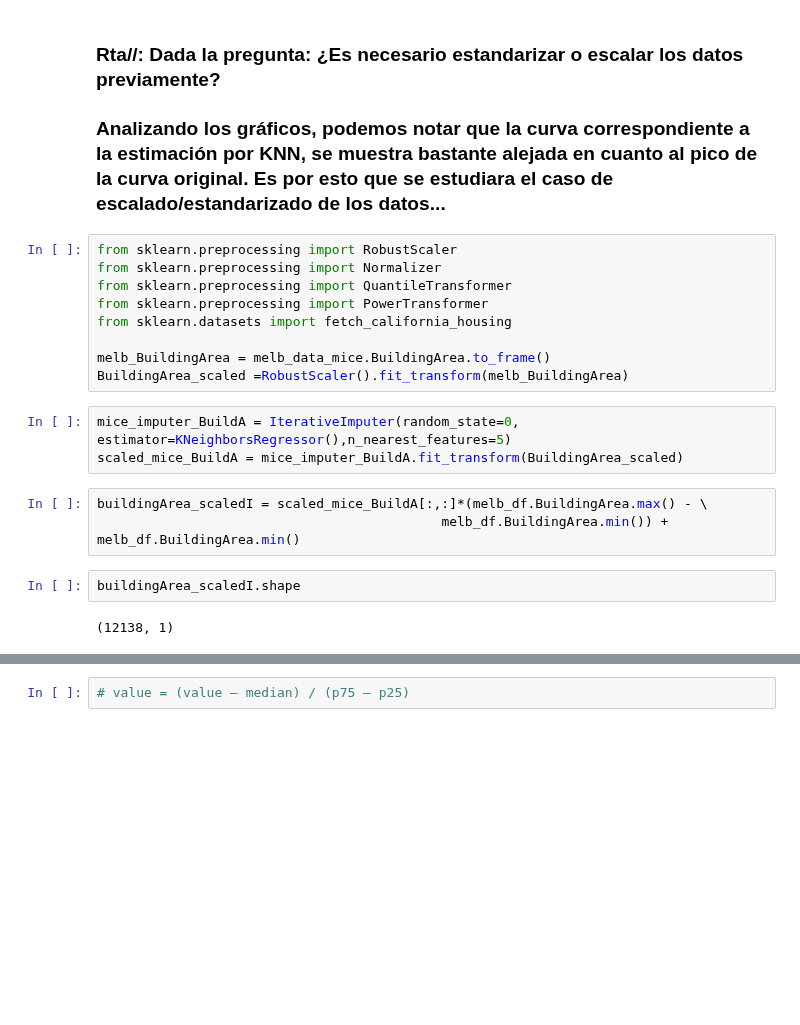
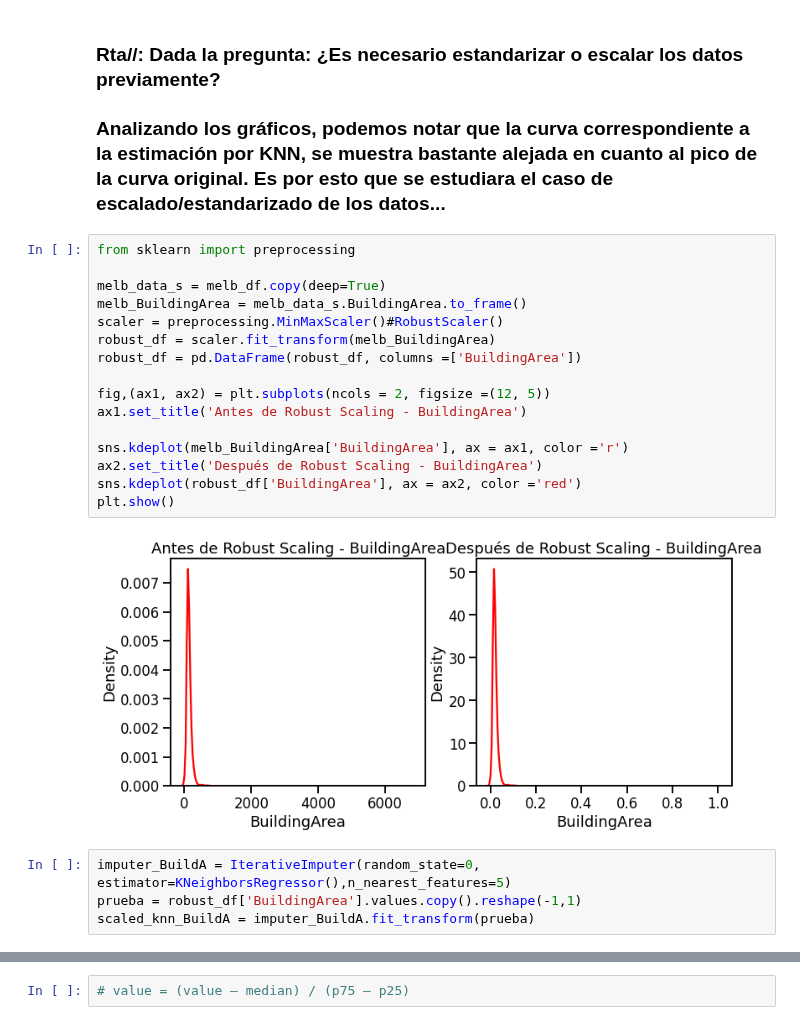
Before and after one commit to Grupo242022/EyCD, a Jupyter notebook: Entregable_Parte_2_2022_v1.ipynb, the cells around one changed output, grey strips where cells are left out. Drawn from its saved outputs; the diff is of its cells as text; blank space fills up the shorter version.

```diff
--- a/Entregable_Parte_2_2022_v1.ipynb
+++ b/Entregable_Parte_2_2022_v1.ipynb
@@ -213,22 +213,25 @@ g = sns.kdeplot(data=df_build, x='BuildingArea', hue='Imputation')
  ### Rta//: Dada la pregunta: ¿Es necesario estandarizar o escalar los datos previamente?
 
  ### Analizando los gráficos, podemos notar que la curva correspondiente a la estimación por KNN, se muestra bastante alejada en cuanto al pico de la curva original. Es por esto que se estudiara el caso de escalado/estandarizado de los datos...
-# %%
-from sklearn.preprocessing import RobustScaler
-from sklearn.preprocessing import Normalizer
-from sklearn.preprocessing import QuantileTransformer
-from sklearn.preprocessing import PowerTransformer
-from sklearn.datasets import fetch_california_housing
-
-melb_BuildingArea = melb_data_mice.BuildingArea.to_frame()
-BuildingArea_scaled =RobustScaler().fit_transform(melb_BuildingArea)
+# %%
+from sklearn import preprocessing
+
+melb_data_s = melb_df.copy(deep=True)
+melb_BuildingArea = melb_data_s.BuildingArea.to_frame()
+scaler = preprocessing.MinMaxScaler()#RobustScaler()
+robust_df = scaler.fit_transform(melb_BuildingArea)
+robust_df = pd.DataFrame(robust_df, columns =['BuildingArea'])
+
+fig,(ax1, ax2) = plt.subplots(ncols = 2, figsize =(12, 5))
+ax1.set_title('Antes de Robust Scaling - BuildingArea')
+
+sns.kdeplot(melb_BuildingArea['BuildingArea'], ax = ax1, color ='r')
+ax2.set_title('Después de Robust Scaling - BuildingArea')
+sns.kdeplot(robust_df['BuildingArea'], ax = ax2, color ='red')
+plt.show()
+# %% [output]
+[figure, added]
 # %%
-mice_imputer_BuildA = IterativeImputer(random_state=0, estimator=KNeighborsRegressor(),n_nearest_features=5)
-scaled_mice_BuildA = mice_imputer_BuildA.fit_transform(BuildingArea_scaled)
+imputer_BuildA = IterativeImputer(random_state=0, estimator=KNeighborsRegressor(),n_nearest_features=5)
+prueba = robust_df['BuildingArea'].values.copy().reshape(-1,1)
+scaled_knn_BuildA = imputer_BuildA.fit_transform(prueba)
-# %%
-buildingArea_scaledI = scaled_mice_BuildA[:,:]*(melb_df.BuildingArea.max() - \
-                                            melb_df.BuildingArea.min()) + melb_df.BuildingArea.min()
-# %%
-buildingArea_scaledI.shape
-# %% [output]
-(12138, 1)
```
Also changed, not shown: parts of 16 cells of this notebook.
